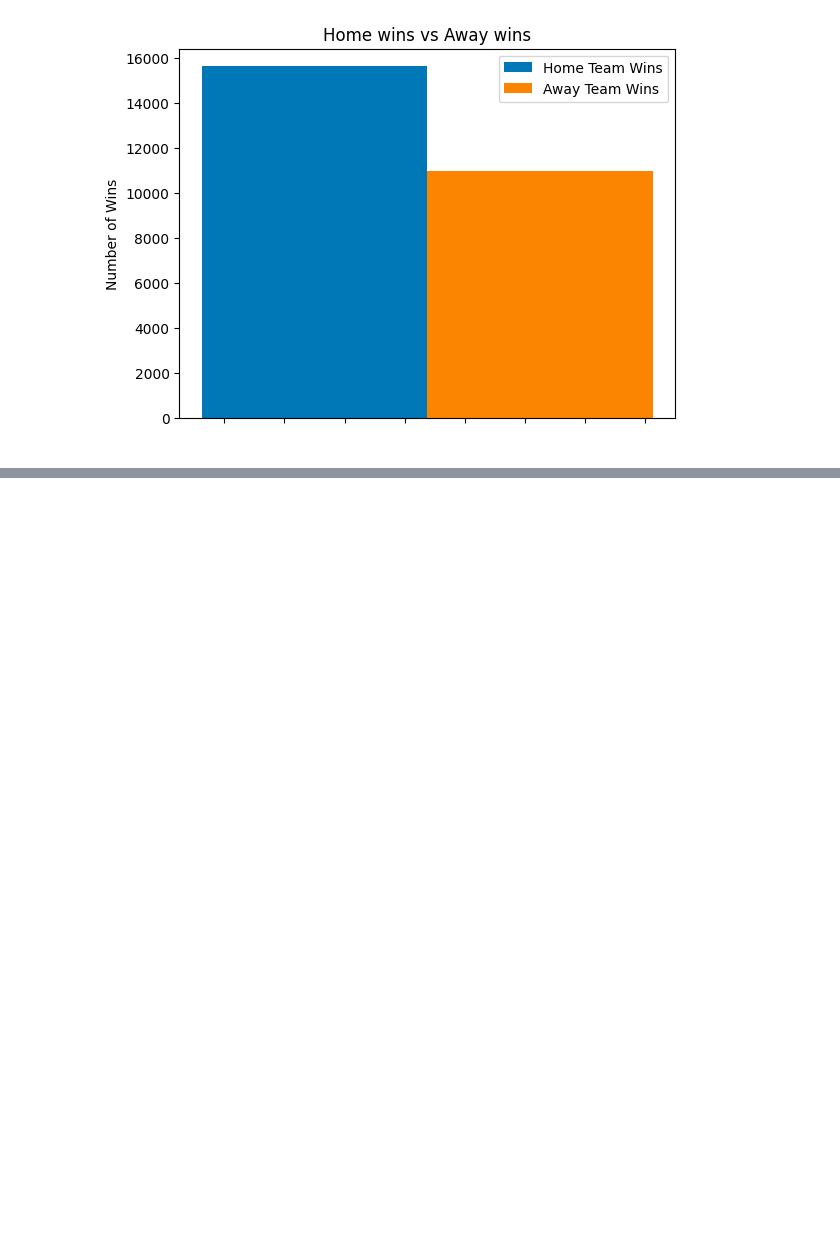
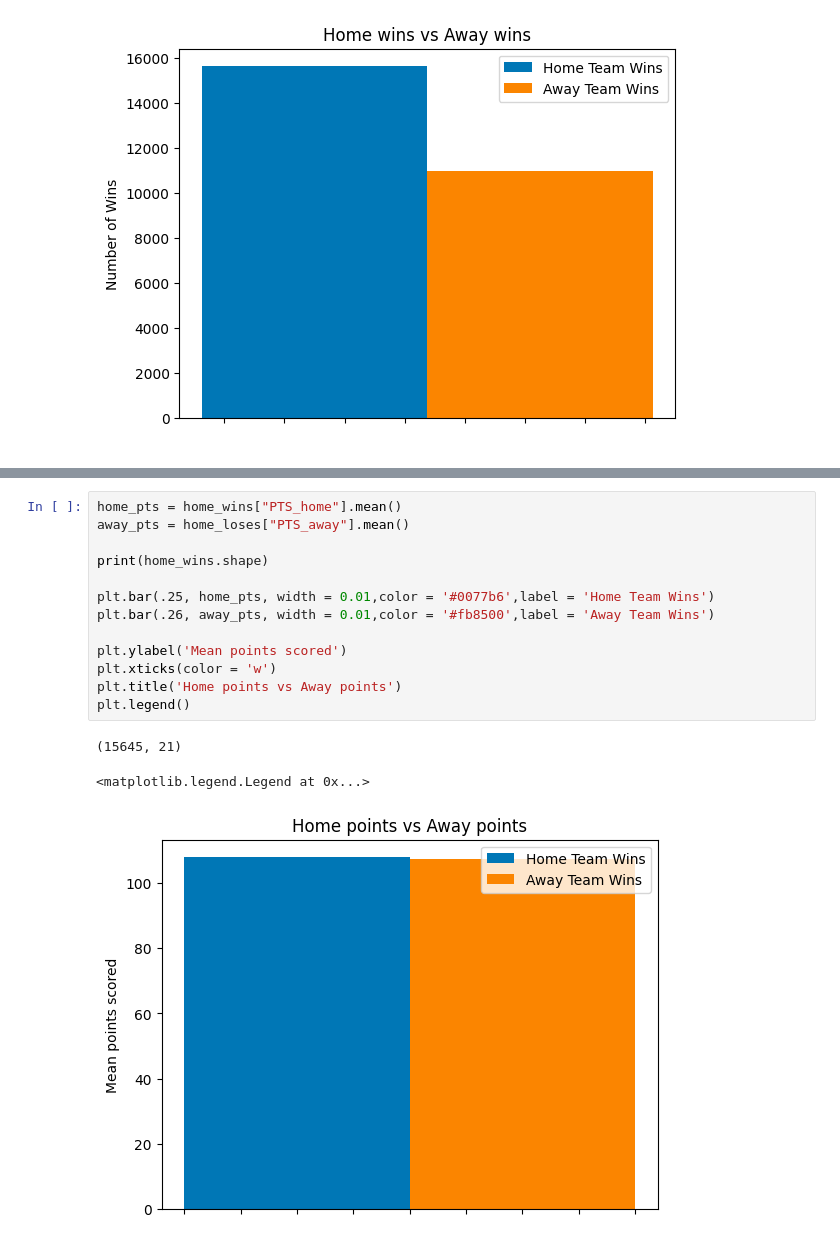
Before and after one commit to rjbeer/NBA-Analysis, a Jupyter notebook: notebook09ea0e1819.ipynb, the cells around one changed output, grey strips where cells are left out. Saved outputs shown, nothing was run; the diff lists cells and outputs as text; blank space fills up the shorter version.

Commit message:
Mean points and recomendation

```diff
--- a/notebook09ea0e1819.ipynb
+++ b/notebook09ea0e1819.ipynb
@@ -79,0 +98,17 @@ Away team win percentage: 41.30%
+# %%
+home_pts = home_wins["PTS_home"].mean()
+away_pts = home_loses["PTS_away"].mean()
+
+print(home_wins.shape)
+
+plt.bar(.25, home_pts, width = 0.01,color = '#0077b6',label = 'Home Team Wins')
+plt.bar(.26, away_pts, width = 0.01,color = '#fb8500',label = 'Away Team Wins')
+
+plt.ylabel('Mean points scored')
+plt.xticks(color = 'w')
+plt.title('Home points vs Away points')
+plt.legend()
+# %% [output]
+(15645, 21)
+<matplotlib.legend.Legend at 0x...>
+[figure, added]
```
Also changed, not shown: parts of 3 cells of this notebook.
